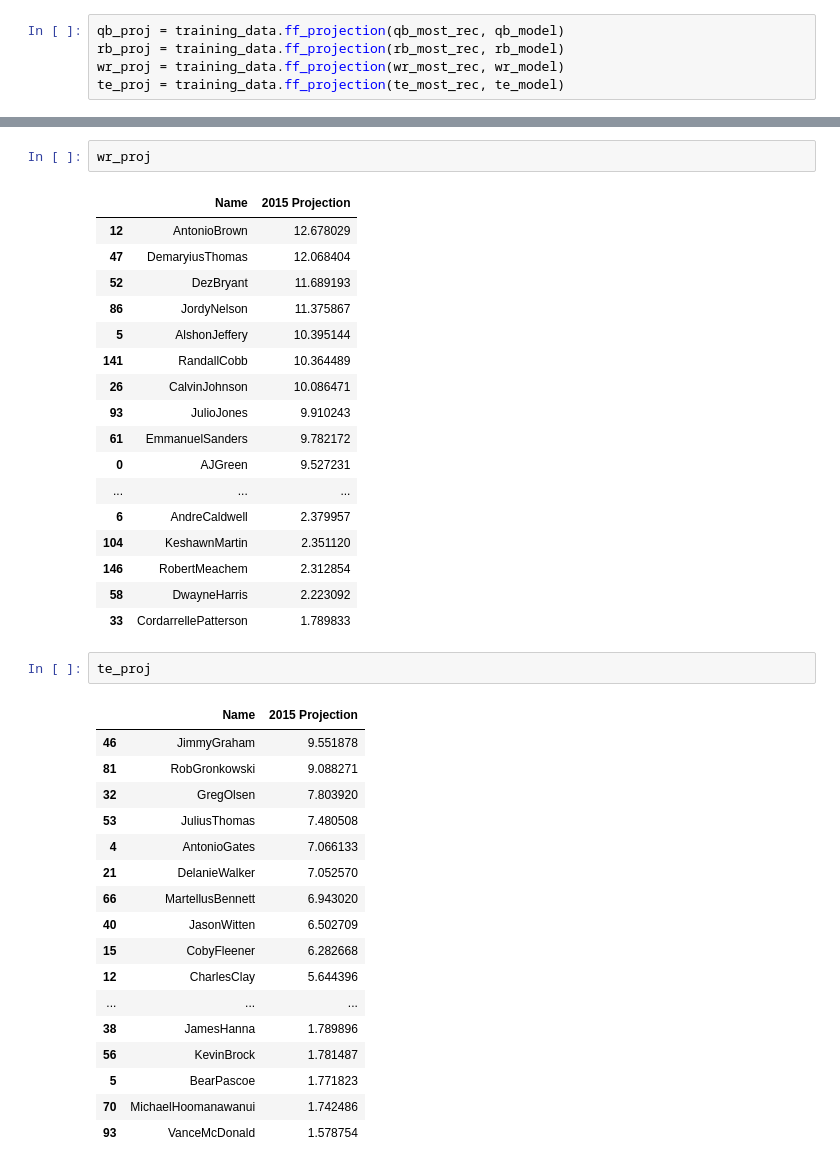
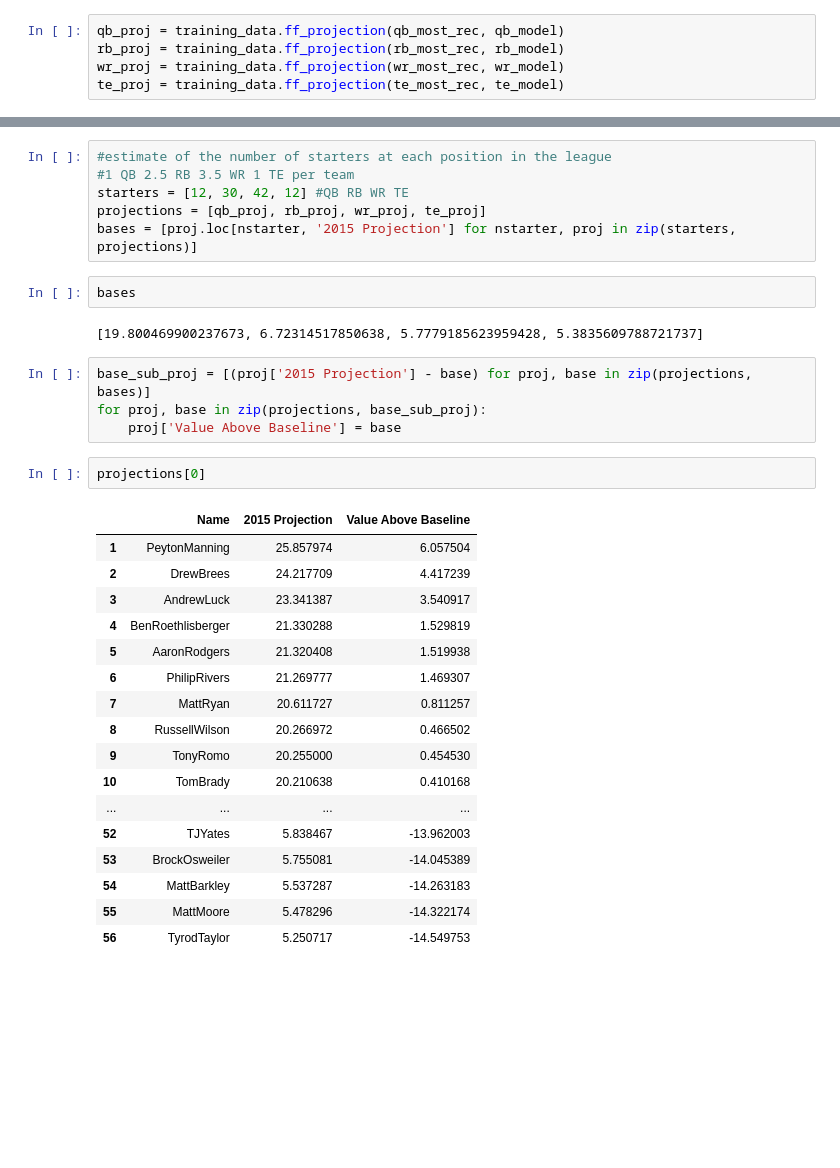
Before and after one commit to keithdlandry/player_stats, a Jupyter notebook: scripts/all_projections.ipynb, the cells around one changed output, grey strips where cells are left out. Saved outputs shown, nothing was run; the diff lists cells and outputs as text; blank space fills up the shorter version.

Commit message:
baseline subtracted predictions to help draft

```diff
--- a/scripts/all_projections.ipynb
+++ b/scripts/all_projections.ipynb
@@ -113,40 +73,34 @@ rb_proj
-# %%
-wr_proj
-# %% [output]
-|  | Name | 2015 Projection |
-| 12 | AntonioBrown | 12.678029 |
-| 47 | DemaryiusThomas | 12.068404 |
-| 52 | DezBryant | 11.689193 |
-| 86 | JordyNelson | 11.375867 |
-| 5 | AlshonJeffery | 10.395144 |
-| 141 | RandallCobb | 10.364489 |
-| 26 | CalvinJohnson | 10.086471 |
-| 93 | JulioJones | 9.910243 |
-| 61 | EmmanuelSanders | 9.782172 |
-| 0 | AJGreen | 9.527231 |
-| ... | ... | ... |
-| 6 | AndreCaldwell | 2.379957 |
-| 104 | KeshawnMartin | 2.351120 |
-| 146 | RobertMeachem | 2.312854 |
-| 58 | DwayneHarris | 2.223092 |
-| 33 | CordarrellePatterson | 1.789833 |
-# %%
-te_proj
-# %% [output]
-|  | Name | 2015 Projection |
-| 46 | JimmyGraham | 9.551878 |
-| 81 | RobGronkowski | 9.088271 |
-| 32 | GregOlsen | 7.803920 |
-| 53 | JuliusThomas | 7.480508 |
-| 4 | AntonioGates | 7.066133 |
-| 21 | DelanieWalker | 7.052570 |
-| 66 | MartellusBennett | 6.943020 |
-| 40 | JasonWitten | 6.502709 |
-| 15 | CobyFleener | 6.282668 |
-| 12 | CharlesClay | 5.644396 |
-| ... | ... | ... |
-| 38 | JamesHanna | 1.789896 |
-| 56 | KevinBrock | 1.781487 |
-| 5 | BearPascoe | 1.771823 |
-| 70 | MichaelHoomanawanui | 1.742486 |
-| 93 | VanceMcDonald | 1.578754 |
+# %%
+#estimate of the number of starters at each position in the league
+#1 QB 2.5 RB 3.5 WR 1 TE per team
+starters = [12, 30, 42, 12] #QB RB WR TE
+projections = [qb_proj, rb_proj, wr_proj, te_proj]
+bases = [proj.loc[nstarter, '2015 Projection'] for nstarter, proj in zip(starters, projections)]
+# %%
+bases
+# %% [output]
+[19.800469900237673, 6.72314517850638, 5.7779185623959428, 5.3835609788721737]
+# %%
+base_sub_proj = [(proj['2015 Projection'] - base) for proj, base in zip(projections, bases)]
+for proj, base in zip(projections, base_sub_proj):
+    proj['Value Above Baseline'] = base
+# %%
+projections[0]
+# %% [output]
+|  | Name | 2015 Projection | Value Above Baseline |
+| 1 | PeytonManning | 25.857974 | 6.057504 |
+| 2 | DrewBrees | 24.217709 | 4.417239 |
+| 3 | AndrewLuck | 23.341387 | 3.540917 |
+| 4 | BenRoethlisberger | 21.330288 | 1.529819 |
+| 5 | AaronRodgers | 21.320408 | 1.519938 |
+| 6 | PhilipRivers | 21.269777 | 1.469307 |
+| 7 | MattRyan | 20.611727 | 0.811257 |
+| 8 | RussellWilson | 20.266972 | 0.466502 |
+| 9 | TonyRomo | 20.255000 | 0.454530 |
+| 10 | TomBrady | 20.210638 | 0.410168 |
+| ... | ... | ... | ... |
+| 52 | TJYates | 5.838467 | -13.962003 |
+| 53 | BrockOsweiler | 5.755081 | -14.045389 |
+| 54 | MattBarkley | 5.537287 | -14.263183 |
+| 55 | MattMoore | 5.478296 | -14.322174 |
+| 56 | TyrodTaylor | 5.250717 | -14.549753 |
```
Also changed, not shown: parts of 6 cells of this notebook, 5 other files.
